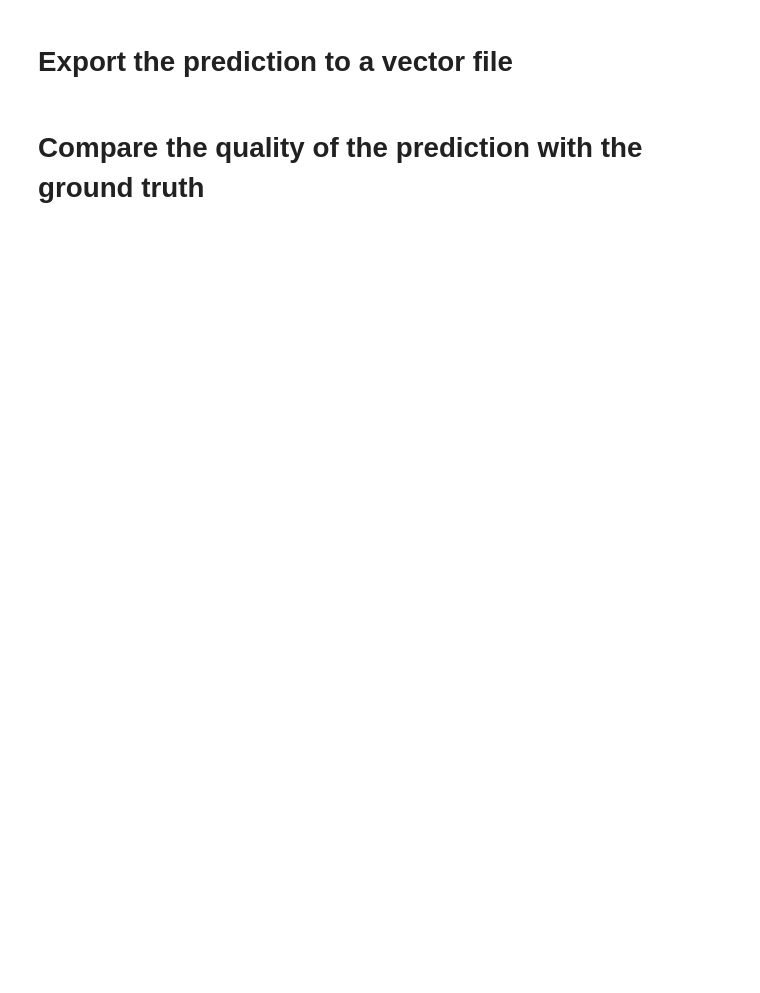
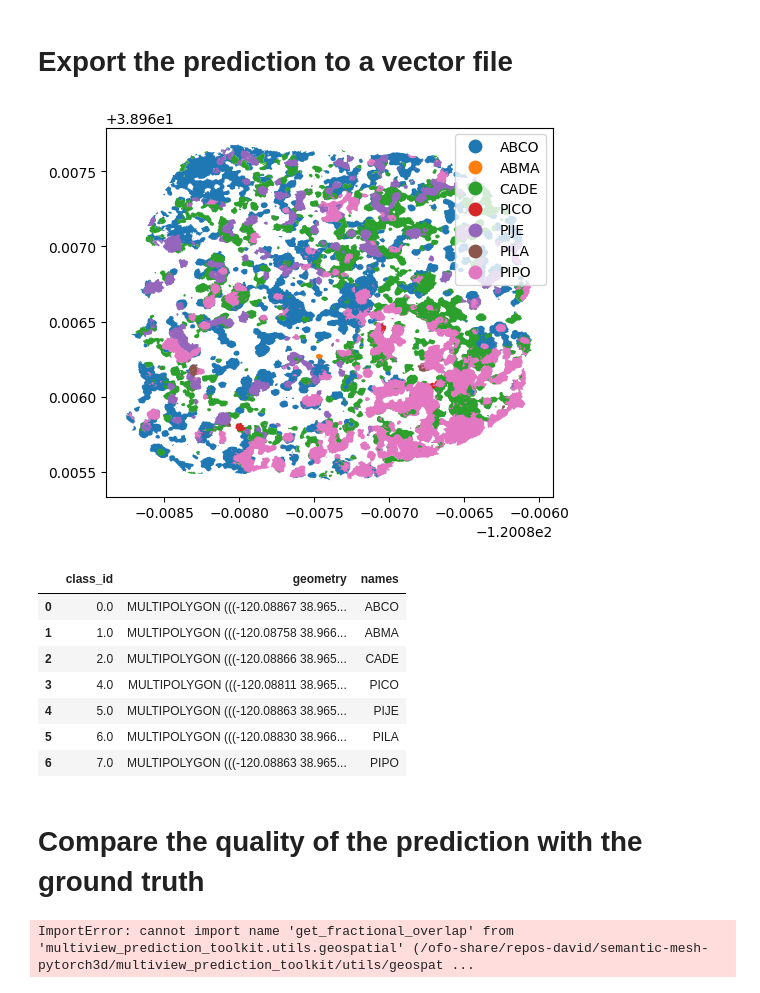
Before and after one commit to open-forest-observatory/geograypher, a Jupyter notebook: examples/aggregate_predictions.ipynb, the cells around one changed output. Cells and saved outputs as stored; diff of their text form; code cells hidden in the pictures; blank space fills up the shorter version.

```diff
--- a/examples/aggregate_predictions.ipynb
+++ b/examples/aggregate_predictions.ipynb
@@ -69,4 +105,34 @@ mesh.vis(vis_scalars=max_class)
 # %% [markdown]
 # Export the prediction to a vector file
+# %%
+mesh.export_face_labels_vector(
+    face_labels=np.squeeze(predicted_face_classes),
+    export_file=PREDICTED_VECTOR_LABELS_FILE,
+    label_names=EXAMPLE_LABEL_NAMES,
+    vis=True,
+    vis_kwargs={"cmap": "tab10", "vmin": 0, "vmax": 9}
+)
+# %% [output]
+[figure, added]
+|  | class_id | geometry | names |
+| 0 | 0.0 | MULTIPOLYGON (((-120.08867 38.965... | ABCO |
+| 1 | 1.0 | MULTIPOLYGON (((-120.08758 38.966... | ABMA |
+| 2 | 2.0 | MULTIPOLYGON (((-120.08866 38.965... | CADE |
+| 3 | 4.0 | MULTIPOLYGON (((-120.08811 38.965... | PICO |
+| 4 | 5.0 | MULTIPOLYGON (((-120.08863 38.965... | PIJE |
+| 5 | 6.0 | MULTIPOLYGON (((-120.08830 38.966... | PILA |
+| 6 | 7.0 | MULTIPOLYGON (((-120.08863 38.965... | PIPO |
 # %% [markdown]
 # Compare the quality of the prediction with the ground truth
+# %%
+from multiview_prediction_toolkit.utils.geospatial import (
+    ensure_geometric_CRS,
+    get_fractional_overlap,
+)
+from multiview_prediction_toolkit.utils.prediction_metrics import compute_and_show_cf
+
+result, overlay, labeled_tree_data = get_fractional_overlap(
+    species_gt_data, species_pred_data
+)
+# %% [output]
+ImportError: cannot import name 'get_fractional_overlap' from 'multiview_prediction_toolkit.utils.geospatial' (/ofo-share/repos-david/semantic-mesh-pytorch3d/multiview_prediction_toolkit/utils/geospat ...
```
Also changed, not shown: parts of 10 cells of this notebook.
